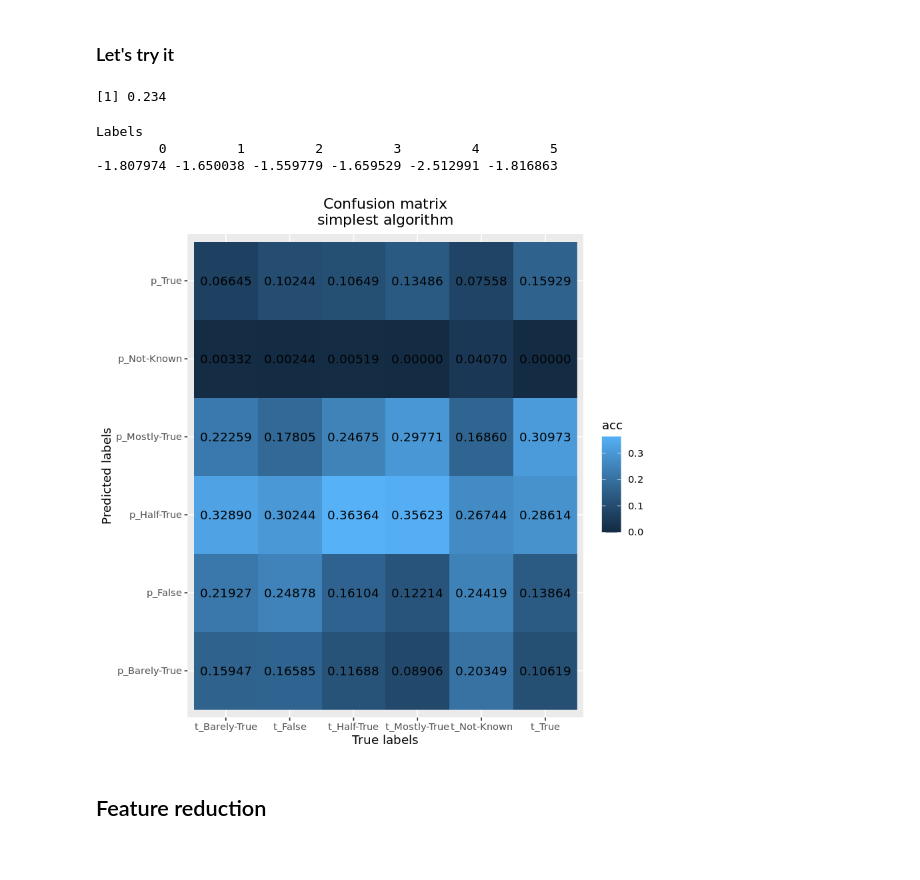
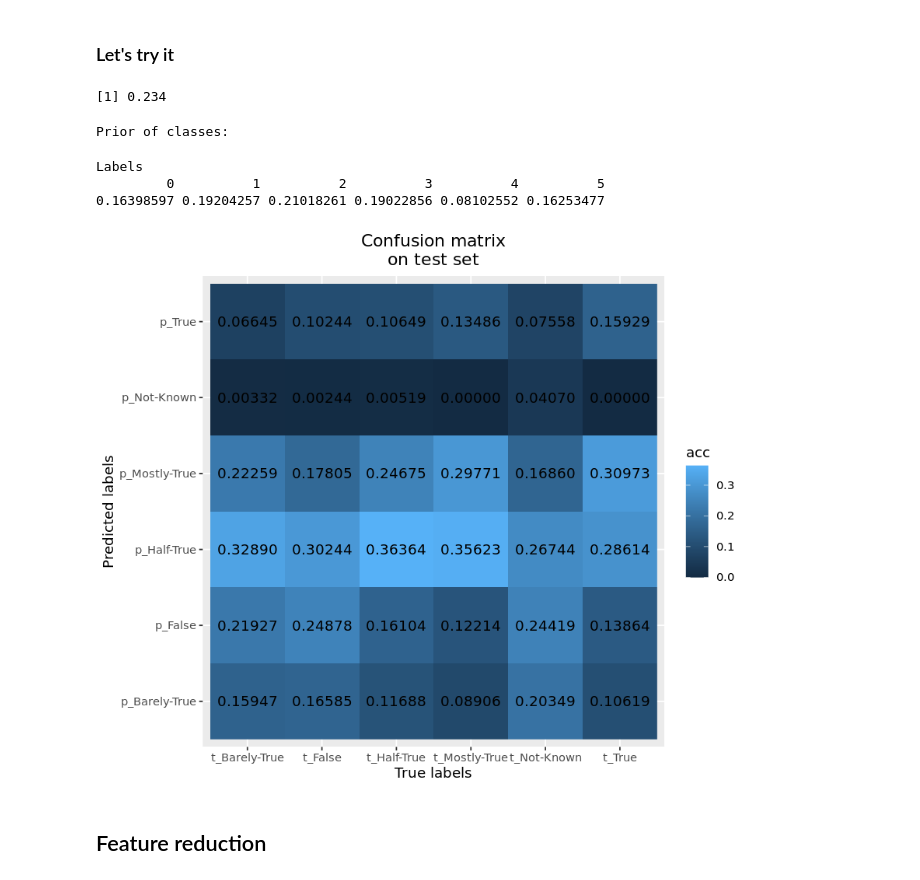
Before and after one commit to c0pp1/NaiveBayesMNC, a Jupyter notebook: project05.ipynb, the cells around one changed output. Cells and saved outputs as stored; diff of their text form; code cells hidden in the pictures.

```diff
--- a/project05.ipynb
+++ b/project05.ipynb
@@ -184,24 +180,27 @@ multinomNBC.predict <- Vectorize(multinomNBC.predict, vectorize.args='doc', USE.
 ### Let's try it
 # %%
 nDoc <- dim(df)[1]
-
+test <- 2000
 results <- multinomNBC.fit(df[(test+1):nDoc, 2], df[(test+1):nDoc, 1])
 pred    <- multinomNBC.predict(df[1:test, 2][[1]], results$log.prior, results$log.likelihood, results$vocabulary)
 
 accuracy(pred, df[1:test, 1][[1]])
-results$log.prior
+cat('Prior of classes:\n')
+exp(results$log.prior)
 # %% [output]
 [1] 0.234
-Labels
-        0         1         2         3         4         5
--1.807974 -1.650038 -1.559779 -1.659529 -2.512991 -1.816863
+Prior of classes:
+Labels
+         0          1          2          3          4          5
+0.16398597 0.19204257 0.21018261 0.19022856 0.08102552 0.16253477
 # %%
-conf_mat <- confusion_matrix(pred, df[1:test, 1][[1]])
-plt <- plot_confmat(conf_mat, 'Confusion matrix\nsimplest algorithm')
+options(repr.plot.width=7, repr.plot.height=6)
+conf_mat_s <- confusion_matrix(pred, df[1:test, 1][[1]])
+plt <- plot_confmat(conf_mat, 'Confusion matrix\non test set')
 plt
 ggsave('conf_matrix_letstryit_test.pdf', plt, width=7, height=6)
 # %% [output]
-[figure, old version]
+[figure, new version]
 # %% [markdown]
 ## Feature reduction
 # %% [markdown]
```
Also changed, not shown: parts of 31 cells of this notebook, 1 other file.
